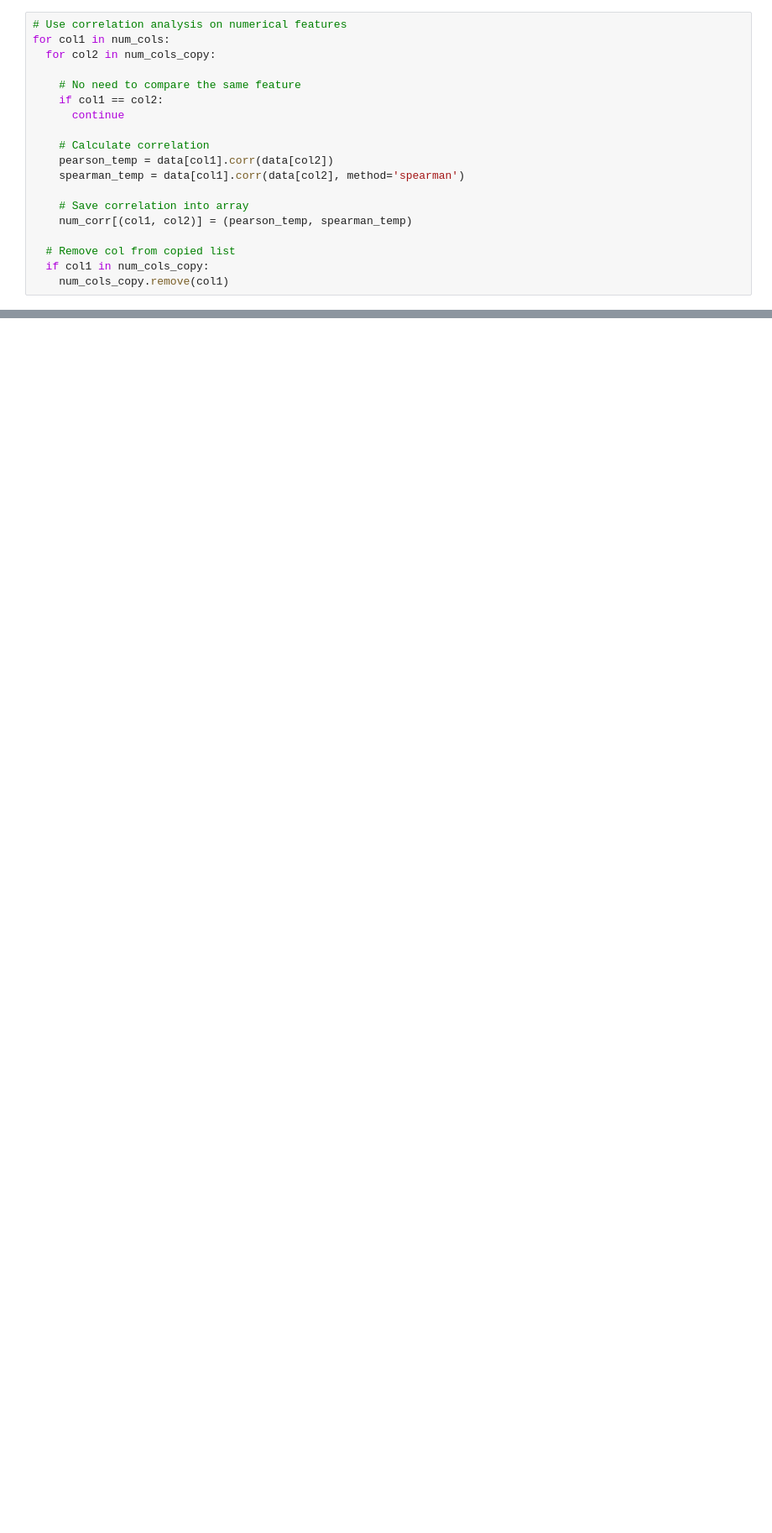
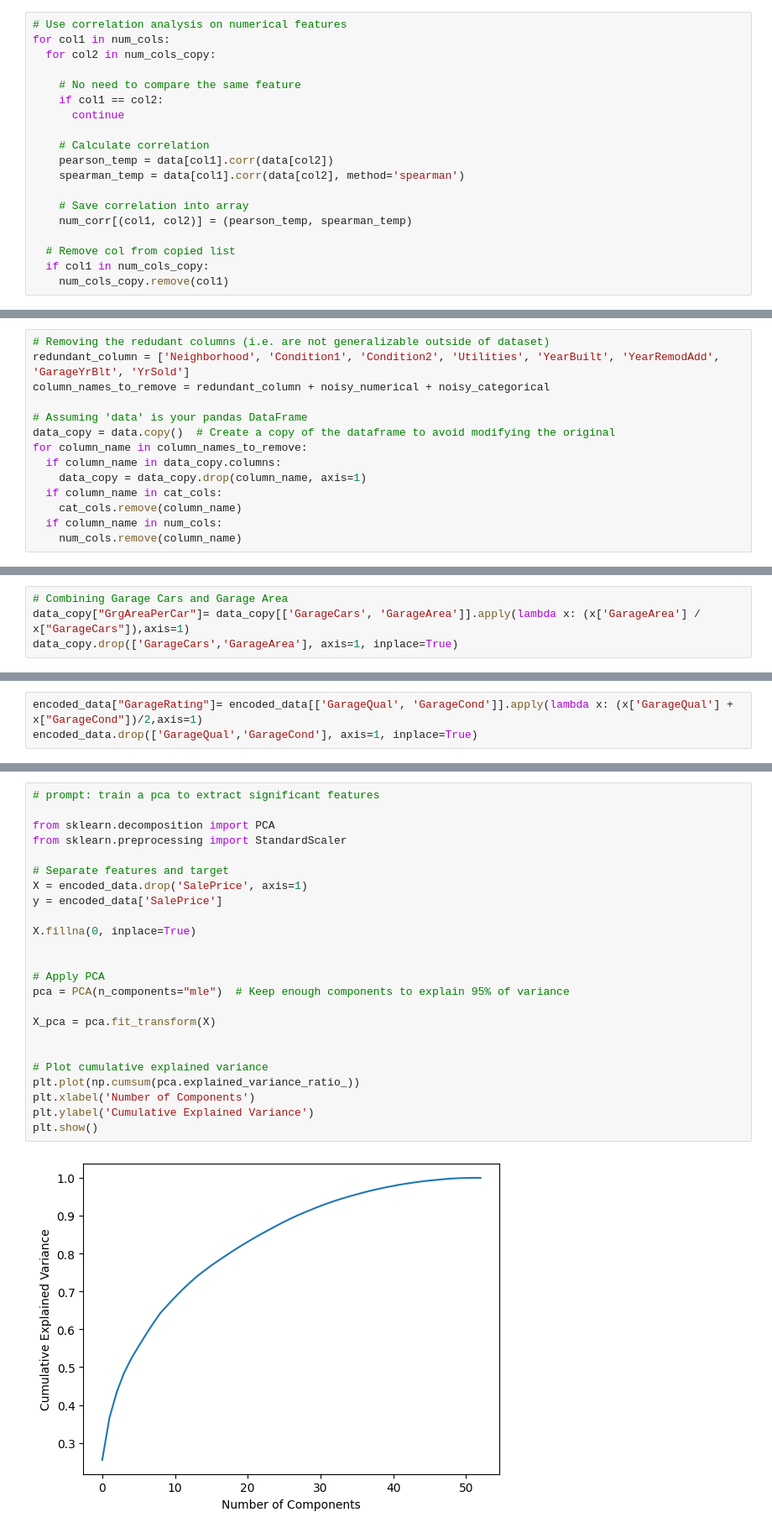
Before and after one commit to Isaac-Gregory/House-Pricing-SWD, a Jupyter notebook: housepricing_noiseanalysis.ipynb, the cells around one changed output, grey strips where cells are left out. Shown at 84% size. Cells and saved outputs as stored; diff of their text form; blank space fills up the shorter version.

Commit message:
Merged with copy1, updated formatting, and started feature engineering.

```diff
--- a/housepricing_noiseanalysis.ipynb
+++ b/housepricing_noiseanalysis.ipynb
@@ -439,0 +433,14 @@ for col1 in num_cols:
+# %%
+# Removing the redudant columns (i.e. are not generalizable outside of dataset)
+redundant_column = ['Neighborhood', 'Condition1', 'Condition2', 'Utilities', 'YearBuilt', 'YearRemodAdd', 'GarageYrBlt', 'YrSold']
+column_names_to_remove = redundant_column + noisy_numerical + noisy_categorical
+
+# Assuming 'data' is your pandas DataFrame
+data_copy = data.copy()  # Create a copy of the dataframe to avoid modifying the original
+for column_name in column_names_to_remove:
+  if column_name in data_copy.columns:
+    data_copy = data_copy.drop(column_name, axis=1)
+  if column_name in cat_cols:
+    cat_cols.remove(column_name)
+  if column_name in num_cols:
+    num_cols.remove(column_name)
@@ -439,0 +449,4 @@ for col1 in num_cols:
+# %%
+# Combining Garage Cars and Garage Area
+data_copy["GrgAreaPerCar"]= data_copy[['GarageCars', 'GarageArea']].apply(lambda x: (x['GarageArea'] / x["GarageCars"]),axis=1)
+data_copy.drop(['GarageCars','GarageArea'], axis=1, inplace=True)
@@ -439,0 +484,3 @@ for col1 in num_cols:
+# %%
+encoded_data["GarageRating"]= encoded_data[['GarageQual', 'GarageCond']].apply(lambda x: (x['GarageQual'] + x["GarageCond"])/2,axis=1)
+encoded_data.drop(['GarageQual','GarageCond'], axis=1, inplace=True)
@@ -439,0 +489,26 @@ for col1 in num_cols:
+# %%
+# prompt: train a pca to extract significant features
+
+from sklearn.decomposition import PCA
+from sklearn.preprocessing import StandardScaler
+
+# Separate features and target
+X = encoded_data.drop('SalePrice', axis=1)
+y = encoded_data['SalePrice']
+
+X.fillna(0, inplace=True)
+
+
+# Apply PCA
+pca = PCA(n_components="mle")  # Keep enough components to explain 95% of variance
+
+X_pca = pca.fit_transform(X)
+
+
+# Plot cumulative explained variance
+plt.plot(np.cumsum(pca.explained_variance_ratio_))
+plt.xlabel('Number of Components')
+plt.ylabel('Cumulative Explained Variance')
+plt.show()
+# %% [output]
+[figure, added]
```
Also changed, not shown: parts of 24 cells of this notebook.
